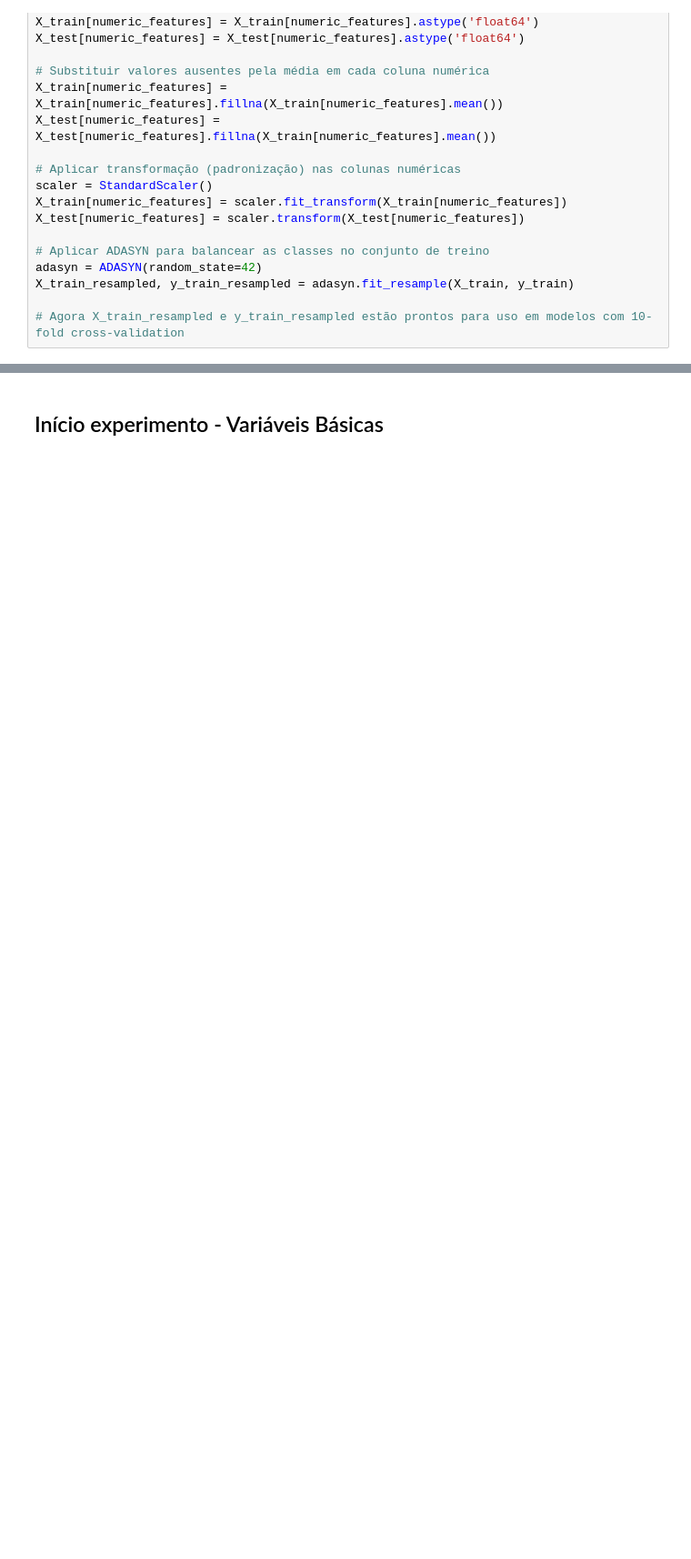
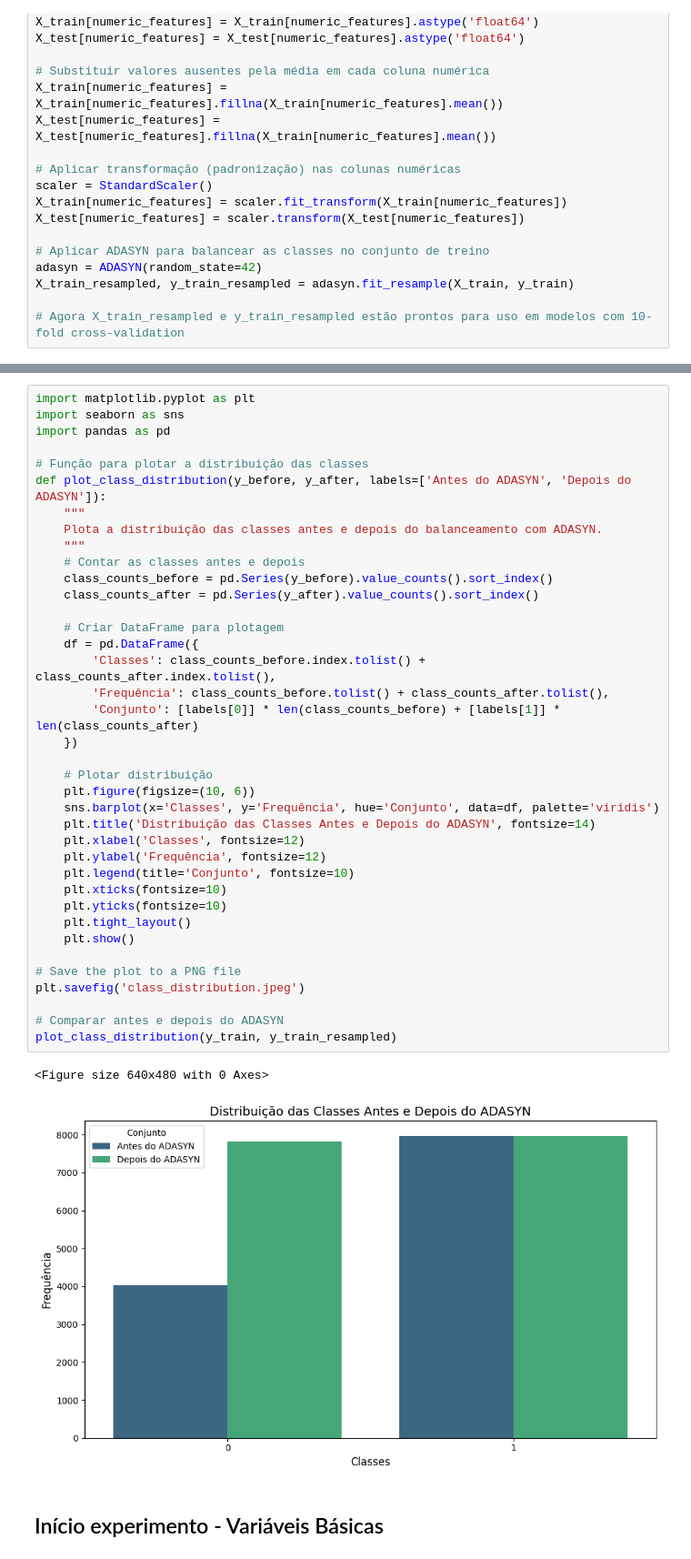
Before and after one commit to williamlapa/mestrado_mineracao, a Jupyter notebook: notebook_experimento.ipynb, the cells around one changed output, grey strips where cells are left out. Shown: that part at 91% size. Saved outputs shown, nothing was run; the diff lists cells and outputs as text; blank space fills up the shorter version.

```diff
--- a/notebook_experimento.ipynb
+++ b/notebook_experimento.ipynb
@@ -166,3 +186,44 @@ X_train_resampled, y_train_resampled = adasyn.fit_resample(X_train, y_train)
+# %%
+import matplotlib.pyplot as plt
+import seaborn as sns
+import pandas as pd
+
+# Função para plotar a distribuição das classes
+def plot_class_distribution(y_before, y_after, labels=['Antes do ADASYN', 'Depois do ADASYN']):
+    """
+    Plota a distribuição das classes antes e depois do balanceamento com ADASYN.
+    """
+    # Contar as classes antes e depois
+    class_counts_before = pd.Series(y_before).value_counts().sort_index()
+    class_counts_after = pd.Series(y_after).value_counts().sort_index()
+
+    # Criar DataFrame para plotagem
+    df = pd.DataFrame({
+        'Classes': class_counts_before.index.tolist() + class_counts_after.index.tolist(),
+        'Frequência': class_counts_before.tolist() + class_counts_after.tolist(),
+        'Conjunto': [labels[0]] * len(class_counts_before) + [labels[1]] * len(class_counts_after)
+    })
+
+    # Plotar distribuição
+    plt.figure(figsize=(10, 6))
+    sns.barplot(x='Classes', y='Frequência', hue='Conjunto', data=df, palette='viridis')
+    plt.title('Distribuição das Classes Antes e Depois do ADASYN', fontsize=14)
+    plt.xlabel('Classes', fontsize=12)
+    plt.ylabel('Frequência', fontsize=12)
+    plt.legend(title='Conjunto', fontsize=10)
+    plt.xticks(fontsize=10)
+    plt.yticks(fontsize=10)
+    plt.tight_layout()
+    plt.show()
+
+# Save the plot to a PNG file
+plt.savefig('class_distribution.jpeg')
+
+# Comparar antes e depois do ADASYN
+plot_class_distribution(y_train, y_train_resampled)
+# %% [output]
+<Figure size 640x480 with 0 Axes>
+[figure, added]
 # %% [markdown]
 ## Início experimento - Variáveis Básicas
 # %%
```
Also changed, not shown: parts of 23 cells of this notebook, 8 other files.
